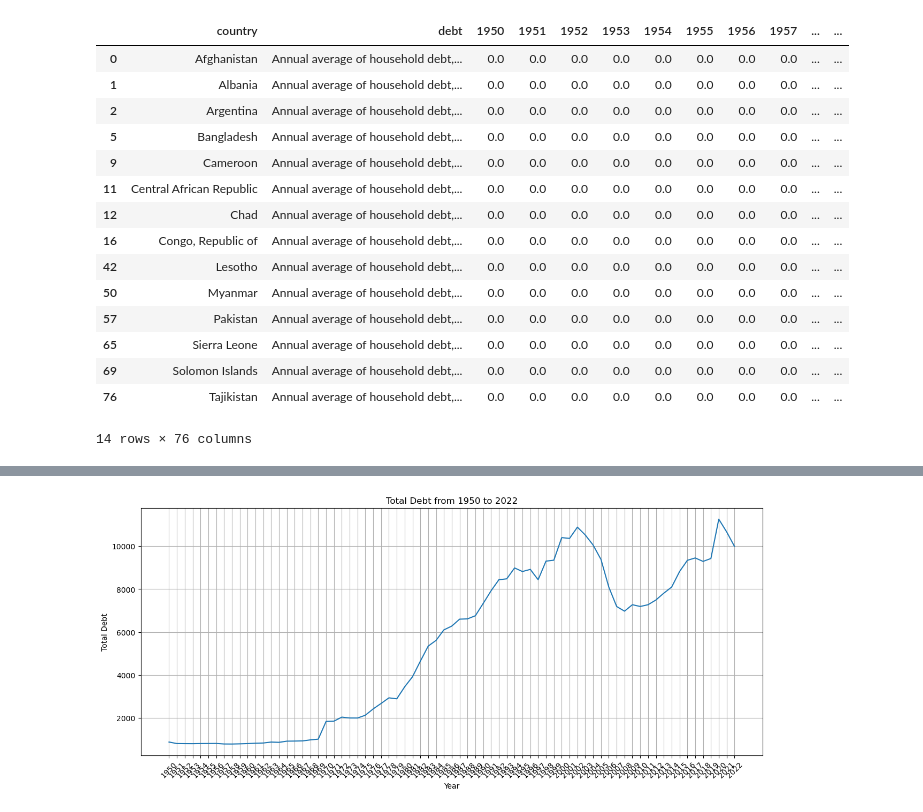
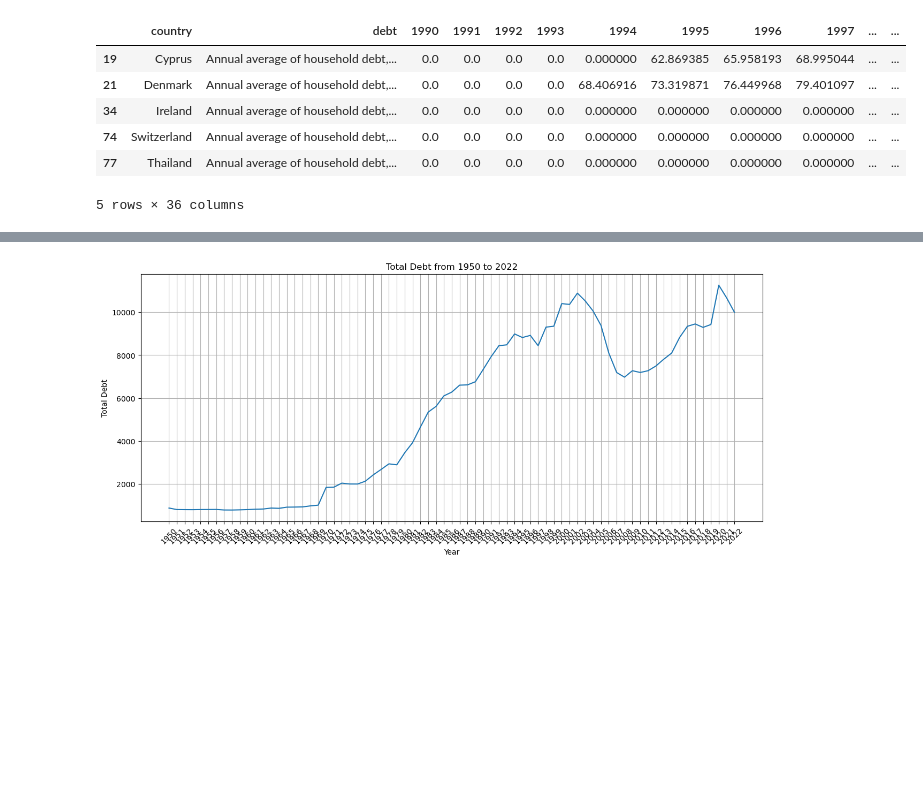
Before and after one commit to MaukanMir/global-debt-analysis, a Jupyter notebook: training.ipynb, the cells around one changed output, grey strips where cells are left out. Cells and saved outputs as stored; diff of their text form; code cells hidden in the pictures; blank space fills up the shorter version.

```diff
--- a/training.ipynb
+++ b/training.ipynb
@@ -14,27 +14,23 @@ def read_all_file_paths(list_of_files:list, start:int=None, end:int=None)->list:
   Returns:
       List
   """
+  list_of_dfs = []
 
   if start and end:
     year_columns = [str(year) for year in range(start, end+1)]
-    drop_columns = new_columns + year_columns
   else:
     year_columns = [str(year) for year in range(1950, 2023)]
 
-  new_columns = ['country', 'debt']
-  list_of_dfs = []
-  col_names = new_columns + year_columns
-
+  cols_to_keep = ["country", "debt"] + year_columns
 
   for file in list_of_files:
 
     df = pd.read_csv(file + ".csv", encoding = "ISO-8859-1")
     df.fillna(0, inplace = True)
+    df.rename(columns={"country_name":"country", "indicator_name":"debt"}, inplace=True)
 
     if start and end:
-      df.drop(columns=[col for col in df.columns if col not in drop_columns], inplace=True, axis=1)
-
-    df.columns = col_names
+      df.drop(columns=[col for col in df.columns if col not in cols_to_keep], inplace=True, axis=1)
 
     df['std_per_year'] = df[year_columns].std(axis=1)
 
@@ -42,28 +38,28 @@ def read_all_file_paths(list_of_files:list, start:int=None, end:int=None)->list:
 
   return list_of_dfs
 
-def plot_debt_graph(df:pd.DataFrame)->None:
+def plot_debt_graph(df:pd.DataFrame, start:int, end:int)->None:
   """
   Takes in Dataframe and displays visulization
 
   Args:
       df (pd.DataFrame)
   """
-  year_columns = [str(year) for year in range(1950, 2023)]
+  year_columns = [str(year) for year in range(start, end+1)]
   # Summing debt across all countries for each year
   annual_debt = df[year_columns].sum()
 
   # Plotting
   plt.figure(figsize=(15, 6))
   sns.lineplot(x=annual_debt.index, y=annual_debt.values)
-  plt.title('Total Debt from 1950 to 2022')
+  plt.title(f'Total Debt from {start} to {end}')
   plt.xlabel('Year')
   plt.ylabel('Total Debt')
   plt.xticks(rotation=45)
   plt.grid(True)
   plt.show()
 
-def plot_by_country_name(country:str, df:pd.DataFrame)->None:
+def plot_by_country_name(country:str, df:pd.DataFrame, start:int, end:int)->None:
     """Plots country debt by name
 
     Args:
@@ -71,7 +67,7 @@ def plot_by_country_name(country:str, df:pd.DataFrame)->None:
         df (pd.DataFrame):
     """
 
-    year_columns = [str(year) for year in range(1950, 2023)]
+    year_columns = [str(year) for year in range(start, end)]
 
     # Set the figure size and layout
     plt.figure(figsize=(15, 6))
@@ -81,7 +77,7 @@ def plot_by_country_name(country:str, df:pd.DataFrame)->None:
     plt.plot(year_columns, country_data[year_columns].values.flatten(), label=country)
 
     # Adding titles and labels
-    plt.title(f'Debt by {country} from 1950 to 2022')
+    plt.title(f'Debt by {country} from {start} to {end}')
     plt.xlabel('Year')
     plt.ylabel('Debt')
     plt.xticks(rotation=45)
@@ -89,6 +85,10 @@ def plot_by_country_name(country:str, df:pd.DataFrame)->None:
     plt.grid(True)
     plt.show()
 # %%
+#Establish intervals
+START = 1990
+END = 2022
+
 file_paths = [
   'central_government_debt',
   "household_debt",
@@ -97,4 +97,4 @@ file_paths = [
   "private_debt"
   ]
 
-centeral_government, household_debt, general_government_debt, non_financial_debt, private_debt = read_all_file_paths(file_paths)
+centeral_government, household_debt, general_government_debt, non_financial_debt, private_debt = read_all_file_paths(file_paths,1990,2022)
@@ -101,20 +117,11 @@ centeral_government, household_debt, general_government_debt, non_financial_debt
 # %%
-household_debt[household_debt["std_per_year"] <5]
+household_debt[household_debt["std_per_year"] >35]
 # %% [output]
-|  | country | debt | 1950 | 1951 | 1952 | 1953 | 1954 | 1955 | 1956 | 1957 | ... | ... |
-| 0 | Afghanistan | Annual average of household debt,... | 0.0 | 0.0 | 0.0 | 0.0 | 0.0 | 0.0 | 0.0 | 0.0 | ... | ... |
-| 1 | Albania | Annual average of household debt,... | 0.0 | 0.0 | 0.0 | 0.0 | 0.0 | 0.0 | 0.0 | 0.0 | ... | ... |
-| 2 | Argentina | Annual average of household debt,... | 0.0 | 0.0 | 0.0 | 0.0 | 0.0 | 0.0 | 0.0 | 0.0 | ... | ... |
-| 5 | Bangladesh | Annual average of household debt,... | 0.0 | 0.0 | 0.0 | 0.0 | 0.0 | 0.0 | 0.0 | 0.0 | ... | ... |
-| 9 | Cameroon | Annual average of household debt,... | 0.0 | 0.0 | 0.0 | 0.0 | 0.0 | 0.0 | 0.0 | 0.0 | ... | ... |
-| 11 | Central African Republic | Annual average of household debt,... | 0.0 | 0.0 | 0.0 | 0.0 | 0.0 | 0.0 | 0.0 | 0.0 | ... | ... |
-| 12 | Chad | Annual average of household debt,... | 0.0 | 0.0 | 0.0 | 0.0 | 0.0 | 0.0 | 0.0 | 0.0 | ... | ... |
-| 16 | Congo, Republic of | Annual average of household debt,... | 0.0 | 0.0 | 0.0 | 0.0 | 0.0 | 0.0 | 0.0 | 0.0 | ... | ... |
-| 42 | Lesotho | Annual average of household debt,... | 0.0 | 0.0 | 0.0 | 0.0 | 0.0 | 0.0 | 0.0 | 0.0 | ... | ... |
-| 50 | Myanmar | Annual average of household debt,... | 0.0 | 0.0 | 0.0 | 0.0 | 0.0 | 0.0 | 0.0 | 0.0 | ... | ... |
-| 57 | Pakistan | Annual average of household debt,... | 0.0 | 0.0 | 0.0 | 0.0 | 0.0 | 0.0 | 0.0 | 0.0 | ... | ... |
-| 65 | Sierra Leone | Annual average of household debt,... | 0.0 | 0.0 | 0.0 | 0.0 | 0.0 | 0.0 | 0.0 | 0.0 | ... | ... |
-| 69 | Solomon Islands | Annual average of household debt,... | 0.0 | 0.0 | 0.0 | 0.0 | 0.0 | 0.0 | 0.0 | 0.0 | ... | ... |
-| 76 | Tajikistan | Annual average of household debt,... | 0.0 | 0.0 | 0.0 | 0.0 | 0.0 | 0.0 | 0.0 | 0.0 | ... | ... |
+|  | country | debt | 1990 | 1991 | 1992 | 1993 | 1994 | 1995 | 1996 | 1997 | ... | ... |
+| 19 | Cyprus | Annual average of household debt,... | 0.0 | 0.0 | 0.0 | 0.0 | 0.000000 | 62.869385 | 65.958193 | 68.995044 | ... | ... |
+| 21 | Denmark | Annual average of household debt,... | 0.0 | 0.0 | 0.0 | 0.0 | 68.406916 | 73.319871 | 76.449968 | 79.401097 | ... | ... |
+| 34 | Ireland | Annual average of household debt,... | 0.0 | 0.0 | 0.0 | 0.0 | 0.000000 | 0.000000 | 0.000000 | 0.000000 | ... | ... |
+| 74 | Switzerland | Annual average of household debt,... | 0.0 | 0.0 | 0.0 | 0.0 | 0.000000 | 0.000000 | 0.000000 | 0.000000 | ... | ... |
+| 77 | Thailand | Annual average of household debt,... | 0.0 | 0.0 | 0.0 | 0.0 | 0.000000 | 0.000000 | 0.000000 | 0.000000 | ... | ... |
-14 rows × 76 columns
+5 rows × 36 columns
 # %%
```
Also changed, not shown: parts of 4 cells of this notebook.
